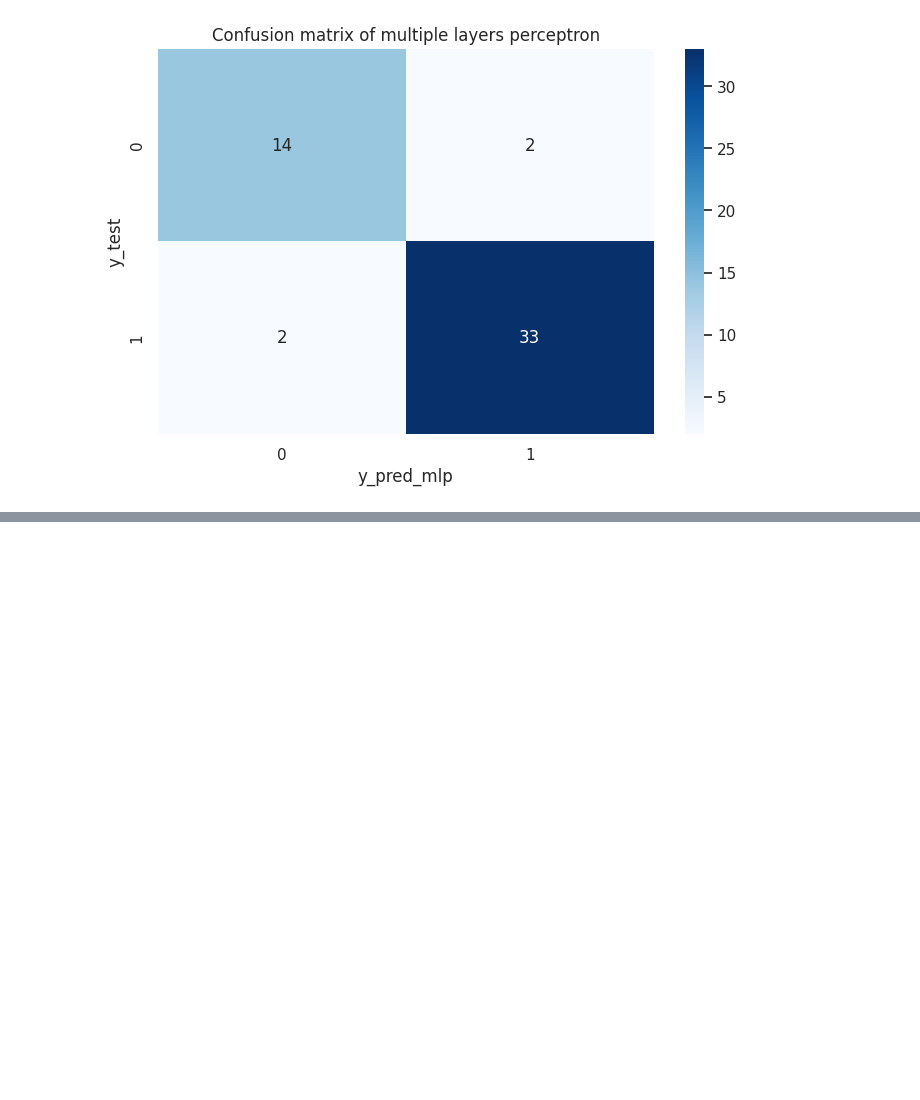
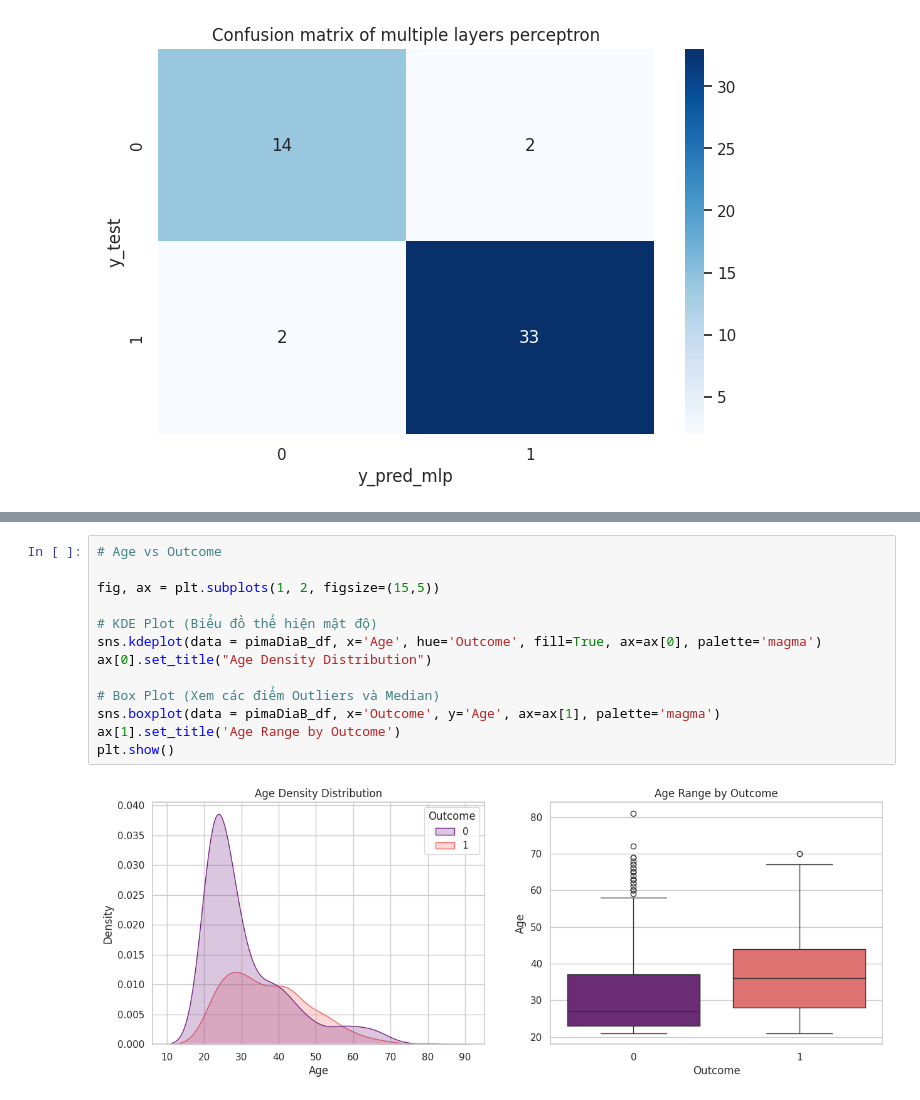
Before and after one commit to PHQuyAn/Machine-Learning-Project, a Jupyter notebook: Diabetes Prediction/an-diabetes-prediction.ipynb, the cells around one changed output, grey strips where cells are left out. Cells and saved outputs as stored; diff of their text form; blank space fills up the shorter version.

```diff
--- a/Diabetes Prediction/an-diabetes-prediction.ipynb
+++ b/Diabetes Prediction/an-diabetes-prediction.ipynb
@@ -672,0 +850,15 @@ plt.show()
+# %%
+# Age vs Outcome
+
+fig, ax = plt.subplots(1, 2, figsize=(15,5))
+
+# KDE Plot (Biểu đồ thể hiện mật độ)
+sns.kdeplot(data = pimaDiaB_df, x='Age', hue='Outcome', fill=True, ax=ax[0], palette='magma')
+ax[0].set_title("Age Density Distribution")
+
+# Box Plot (Xem các điểm Outliers và Median)
+sns.boxplot(data = pimaDiaB_df, x='Outcome', y='Age', ax=ax[1], palette='magma')
+ax[1].set_title('Age Range by Outcome')
+plt.show()
+# %% [output]
+[figure, added]
```
Also changed, not shown: parts of 32 cells of this notebook.
